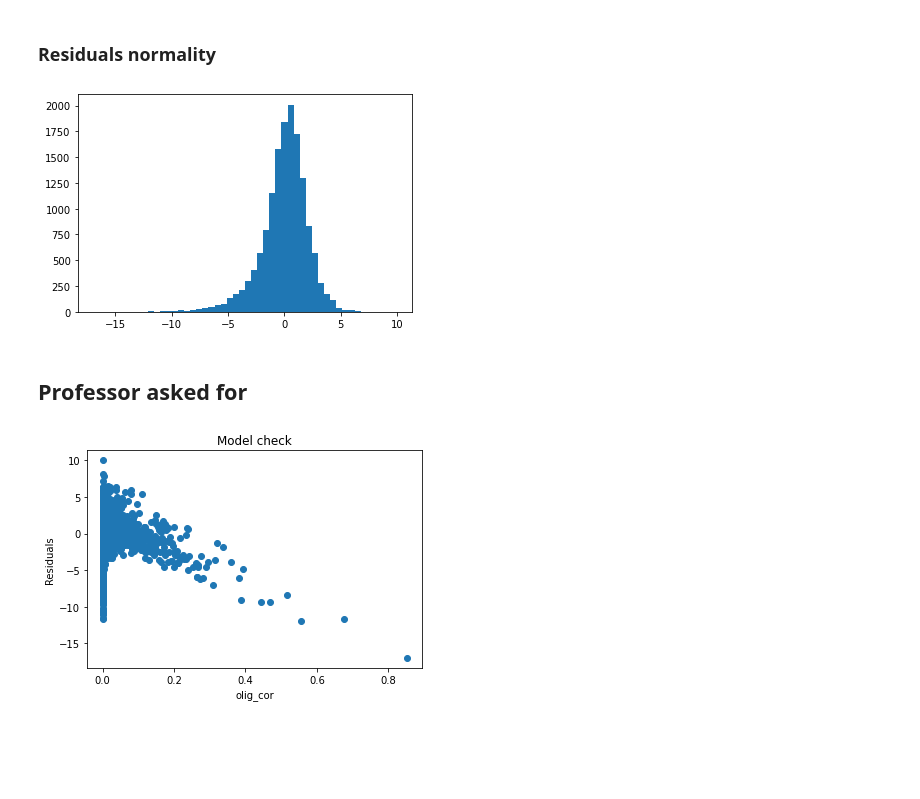
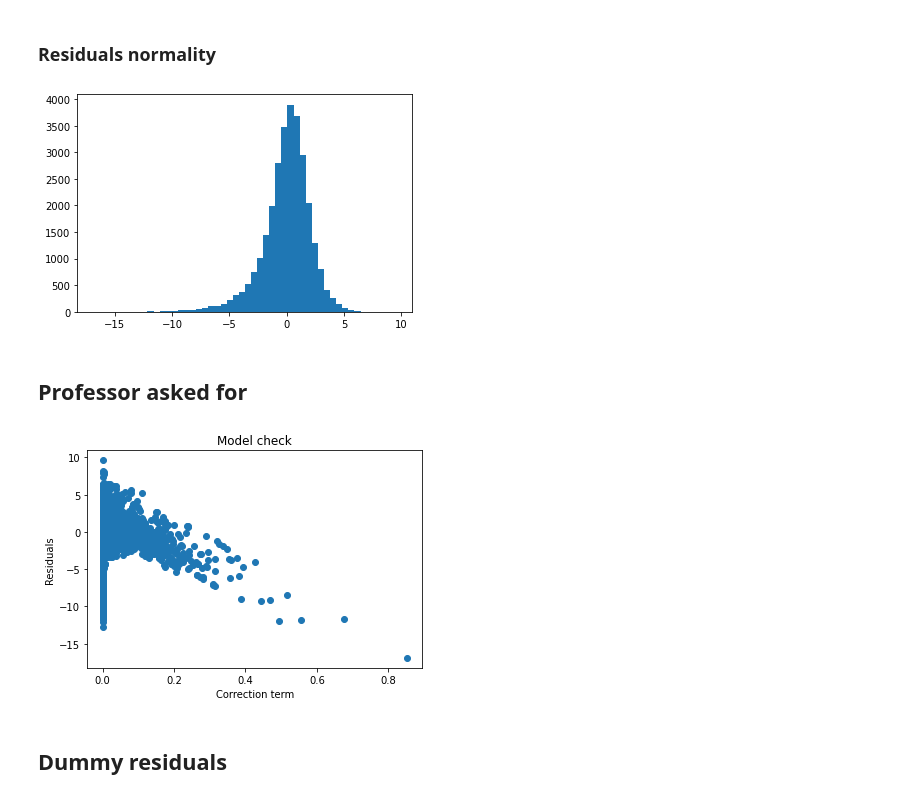
Before and after one commit to makcfd/angela-thesis, a Jupyter notebook: Pharma_regression_comparison with data11 full MS_with dummy.ipynb, the cells around one changed output. Cells and saved outputs as stored; diff of their text form; code cells hidden in the pictures; blank space fills up the shorter version.

Commit message:
added dummy residuals

```diff
--- a/Pharma_regression_comparison with data11 full MS.ipynb
+++ b/Pharma_regression_comparison with data11 full MS_with dummy.ipynb
@@ -209,8 +209,8 @@ target = data_log_transformed['tr_flows_corrected']
 features_train, features_valid, target_train, target_valid = train_test_split(
     features,
     target,
-    train_size=0.75,
-    test_size=0.25,
+    train_size=0.5,
+    test_size=0.5,
     random_state=12345)
 # %%
 features_train.drop(['correction_term'], axis=1)
@@ -281,14 +281,16 @@ plt.hist(residual, bins =50)
 
 plt.show()
 # %% [output]
-[figure, old version]
+[figure, new version]
 # %% [markdown]
 ## Professor asked for
 # %%
 plt.scatter(correction_term, residual)
 plt.title('Model check')
-plt.xlabel('olig_cor')
+plt.xlabel('Correction term')
 plt.ylabel('Residuals')
 plt.show()
 # %% [output]
-[figure, old version]
+[figure, new version]
+# %% [markdown]
+## Dummy residuals
```
Also changed, not shown: parts of 16 cells of this notebook, 2 other files.
